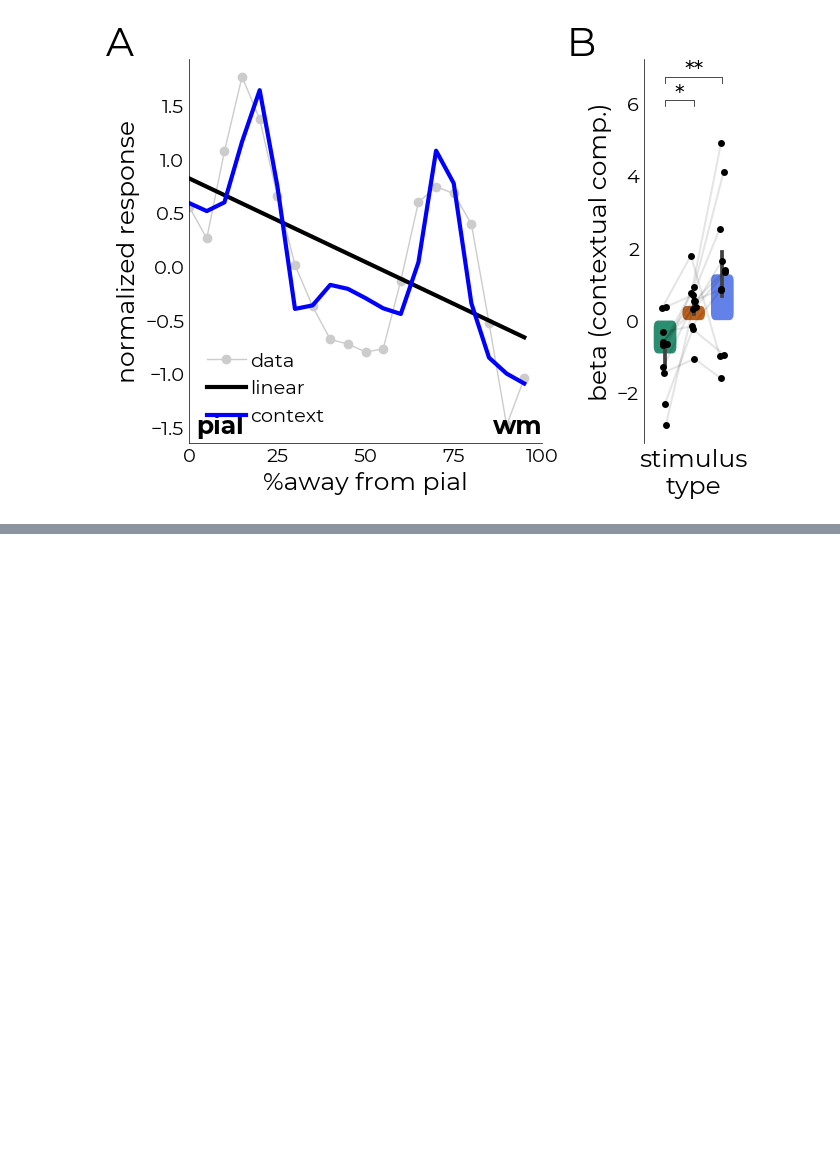
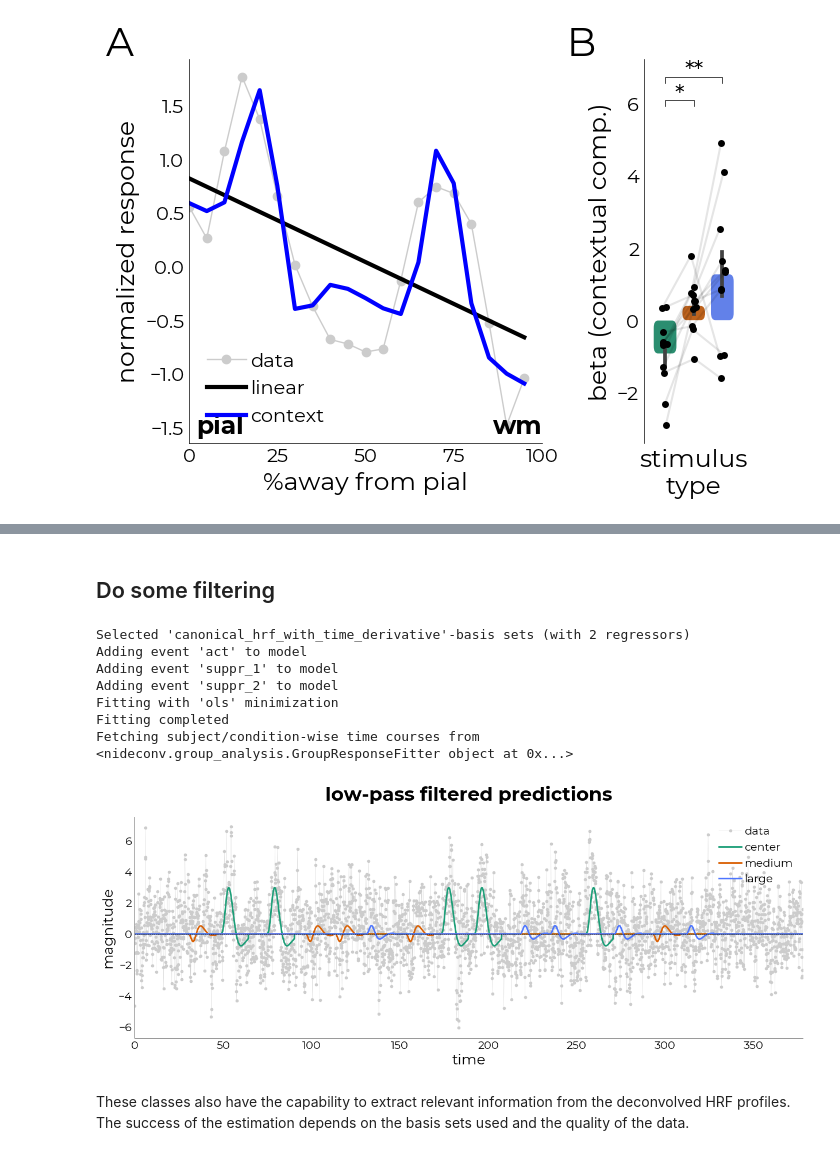
Before and after one commit to gjheij/lazyfmri, a Jupyter notebook: notebooks/example.ipynb, the cells around one changed output, grey strips where cells are left out. Drawn from its saved outputs; the diff is of its cells as text; code cells hidden in the pictures; blank space fills up the shorter version.

```diff
--- a/notebooks/example.ipynb
+++ b/notebooks/example.ipynb
@@ -237,0 +468,71 @@ beta  0.948999  0.124379    True
+# %% [markdown]
+## Do some filtering
+# %%
+%matplotlib inline
+
+filt = preproc.DataFilter(
+    dec.func,
+    filter_strategy="lp"
+)
+
+# initialize the fitter
+dec = fitting.NideconvFitter(
+    filt.df_filt,
+    t.fetch_onsets(),
+    basis_sets="canonical_hrf_with_time_derivative",
+    TR=0.105,
+    interval=[-2,16],
+    verbose=True,
+    conf_intercept=False
+)
+
+dec.timecourses_condition()
+
+# average over the voxels and parse into list
+evs = utils.get_unique_ids(dec.tc_condition, id="event_type")
+
+tc,se,pr = [],[],[]
+for i in evs:
+    avg = utils.select_from_df(
+        dec.tc_condition,
+        expression=f"event_type = {i}"
+    )
+
+    pred = utils.select_from_df(
+        dec.ev_predictions,
+        expression=f"event_type = {i}"
+    )
+
+    tc.append(avg.mean(axis=1).values)
+    se.append(avg.sem(axis=1).values)
+    pr.append(pred.mean(axis=1).values)
+
+
+# do some plotting
+pl = plotting.LazyLine(
+    [dec.func.mean(axis=1).values]+pr,
+    xx=utils.get_unique_ids(dec.func, id="t"),
+    figsize=(15,5),
+    color=["#cccccc","#1B9E77","#D95F02","#4c75ff"],
+    line_width=[0.2,2,2,2],
+    labels=["data","center","medium","large"],
+    x_label="time",
+    y_label="magnitude",
+    add_hline=0,
+    markers=[".", None, None, None],
+    title={
+        "title": "low-pass filtered predictions",
+        "fontweight": "bold"
+    }
+)
+# %% [output]
+Selected 'canonical_hrf_with_time_derivative'-basis sets (with 2 regressors)
+Adding event 'act' to model
+Adding event 'suppr_1' to model
+Adding event 'suppr_2' to model
+Fitting with 'ols' minimization
+Fitting completed
+Fetching subject/condition-wise time courses from <nideconv.group_analysis.GroupResponseFitter object at 0x...>
+[figure, added]
+# %% [markdown]
+These classes also have the capability to extract relevant information from the deconvolved HRF profiles. The success of the estimation depends on the basis sets used and the quality of the data.
```
Also changed, not shown: parts of 27 cells of this notebook, 1 other file.
